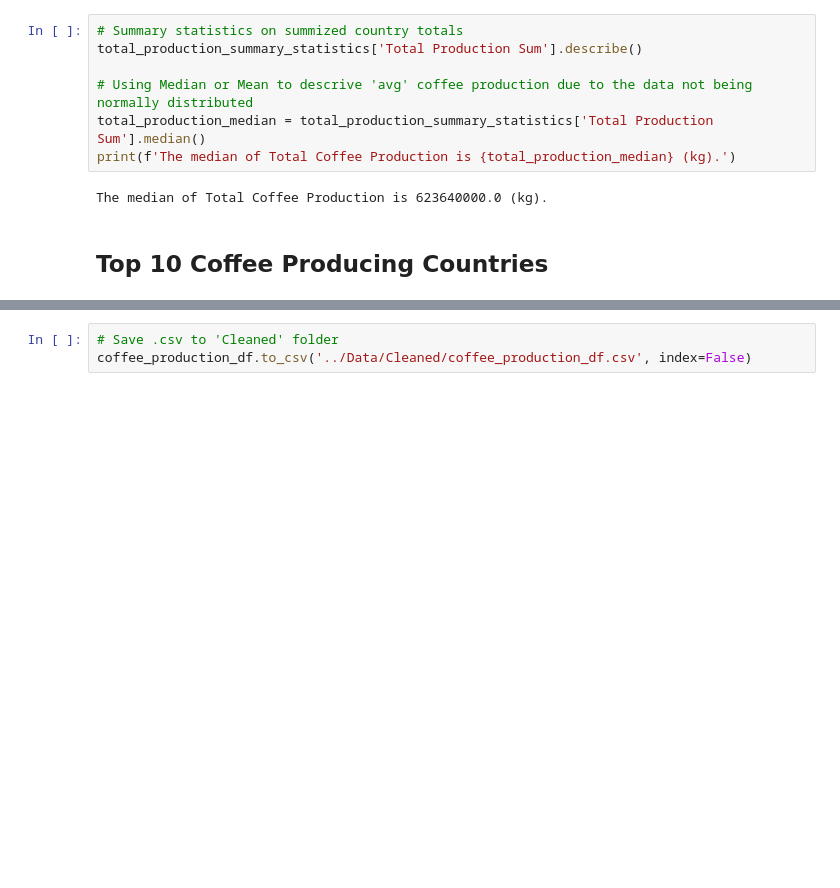
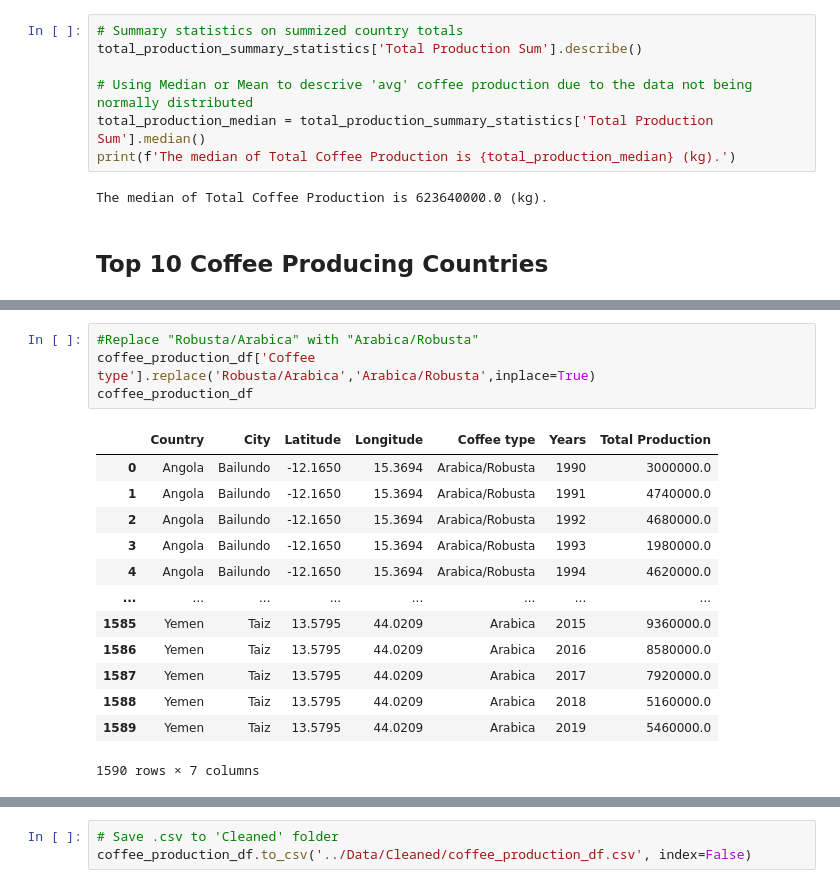
Before and after one commit to AAlbers341/project1_coffee_analysis, a Jupyter notebook: EDA/coffee_production.ipynb, the cells around one changed output, grey strips where cells are left out. Saved outputs shown, nothing was run; the diff lists cells and outputs as text; blank space fills up the shorter version.

```diff
--- a/EDA/coffee_production.ipynb
+++ b/EDA/coffee_production.ipynb
@@ -277,0 +284,18 @@ coffee_map
+# %%
+#Replace "Robusta/Arabica" with "Arabica/Robusta"
+coffee_production_df['Coffee type'].replace('Robusta/Arabica','Arabica/Robusta',inplace=True)
+coffee_production_df
+# %% [output]
+|  | Country | City | Latitude | Longitude | Coffee type | Years | Total Production |
+| 0 | Angola | Bailundo | -12.1650 | 15.3694 | Arabica/Robusta | 1990 | 3000000.0 |
+| 1 | Angola | Bailundo | -12.1650 | 15.3694 | Arabica/Robusta | 1991 | 4740000.0 |
+| 2 | Angola | Bailundo | -12.1650 | 15.3694 | Arabica/Robusta | 1992 | 4680000.0 |
+| 3 | Angola | Bailundo | -12.1650 | 15.3694 | Arabica/Robusta | 1993 | 1980000.0 |
+| 4 | Angola | Bailundo | -12.1650 | 15.3694 | Arabica/Robusta | 1994 | 4620000.0 |
+| ... | ... | ... | ... | ... | ... | ... | ... |
+| 1585 | Yemen | Taiz | 13.5795 | 44.0209 | Arabica | 2015 | 9360000.0 |
+| 1586 | Yemen | Taiz | 13.5795 | 44.0209 | Arabica | 2016 | 8580000.0 |
+| 1587 | Yemen | Taiz | 13.5795 | 44.0209 | Arabica | 2017 | 7920000.0 |
+| 1588 | Yemen | Taiz | 13.5795 | 44.0209 | Arabica | 2018 | 5160000.0 |
+| 1589 | Yemen | Taiz | 13.5795 | 44.0209 | Arabica | 2019 | 5460000.0 |
+1590 rows × 7 columns
```
Also changed, not shown: parts of 6 cells of this notebook, 25 other files.
